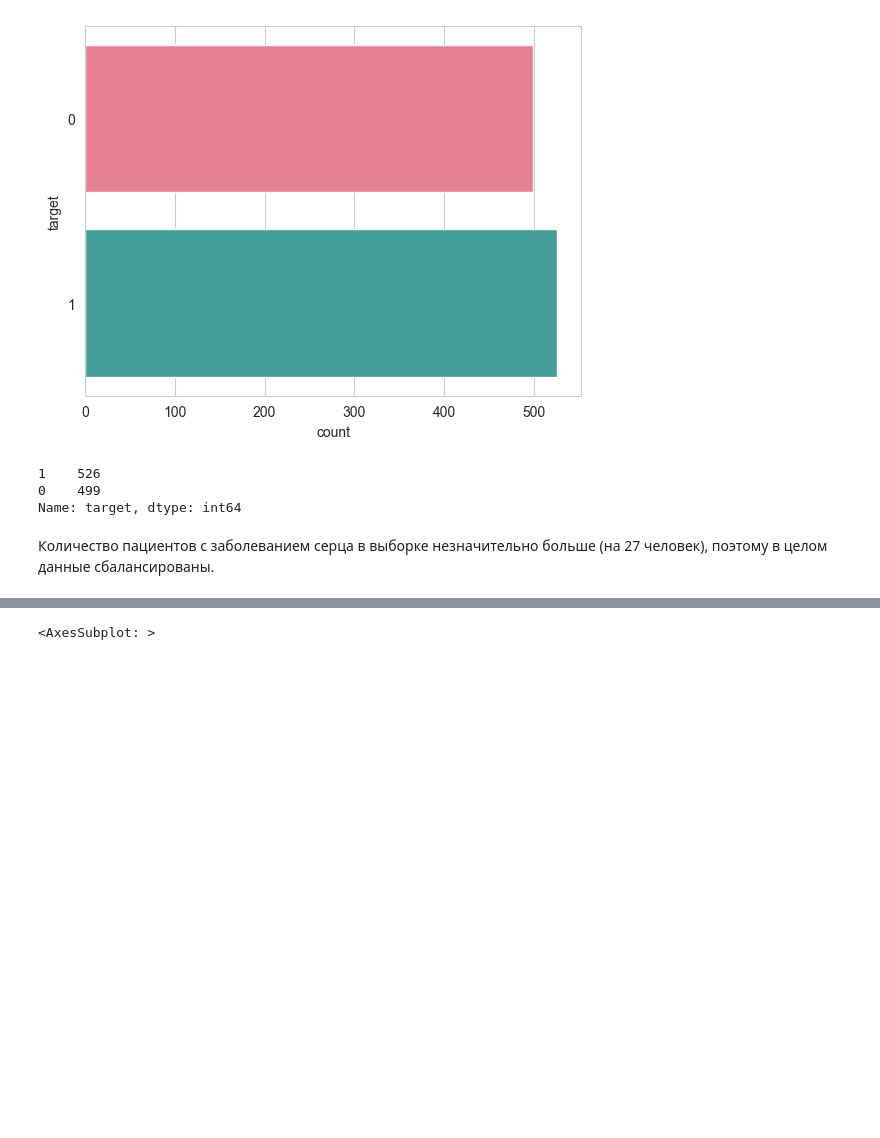
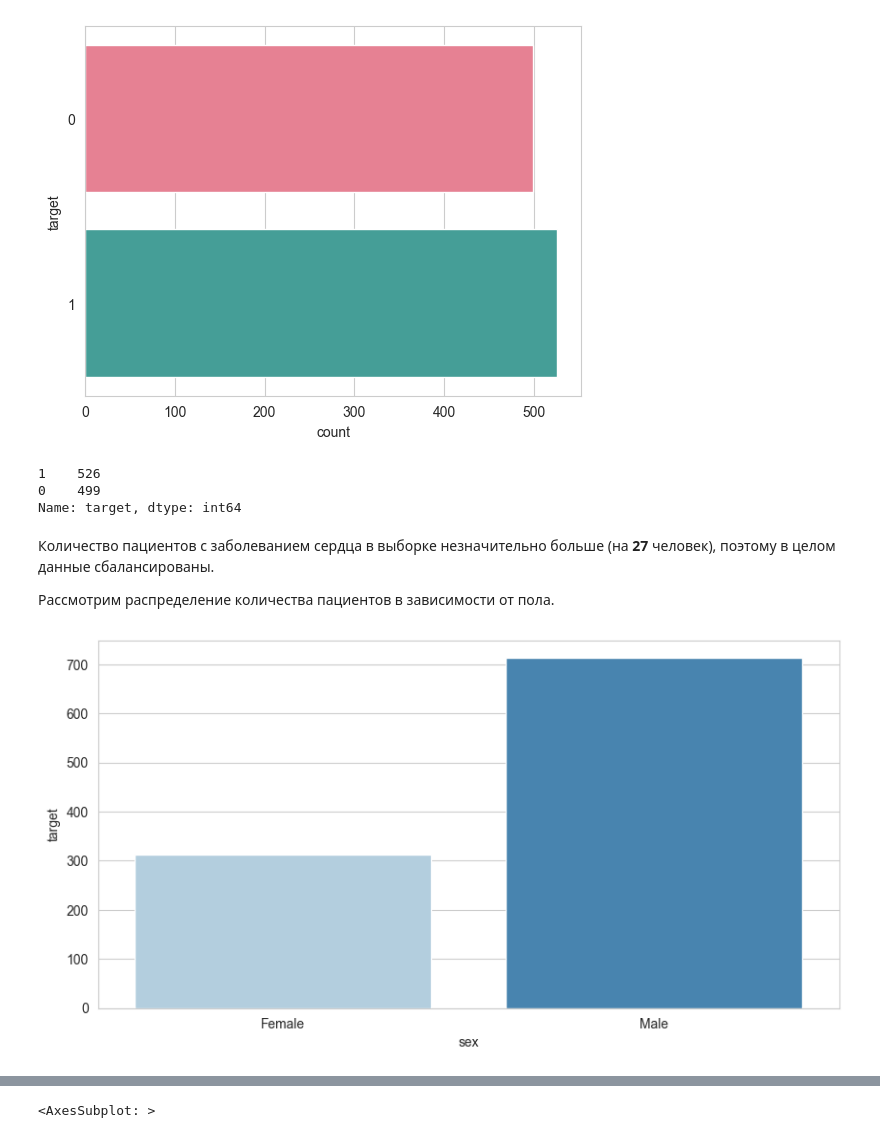
Before and after one commit to kznts9v-1lya/machine-learning-course, a Jupyter notebook: project/Comparison of classification methods.ipynb, the cells around one changed output, grey strips where cells are left out. Saved outputs shown, nothing was run; the diff lists cells and outputs as text; code cells hidden in the pictures; blank space fills up the shorter version.

Commit message:
Added EDA for heart desease dataset

```diff
--- a/project/Comparison of classification methods.ipynb
+++ b/project/Comparison of classification methods.ipynb
@@ -210,4 +206,6 @@ df.target.value_counts()
 0    499
 Name: target, dtype: int64
 # %% [markdown]
-Количество пациентов с заболеванием серца в выборке незначительно больше (на 27 человек), поэтому в целом данные сбалансированы.
+Количество пациентов с заболеванием сердца в выборке незначительно больше (на **27** человек), поэтому в целом данные сбалансированы.
+
+Рассмотрим распределение количества пациентов в зависимости от пола.
@@ -215,0 +212,7 @@ Name: target, dtype: int64
+# %%
+desease_count = df['target'].groupby(df['sex']).count()
+f, ax = plt.subplots(1, 1, figsize=(10, 5))
+ax = sns.barplot(x=desease_count.index, y=desease_count, palette='Blues')
+_ = ax.set_xticklabels(["Female", "Male"])
+# %% [output]
+[figure, added]
```
Also changed, not shown: parts of 22 cells of this notebook.
